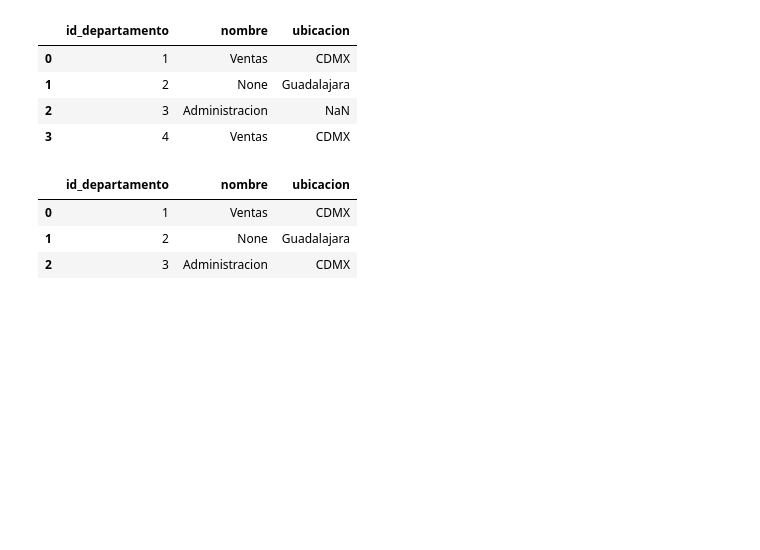
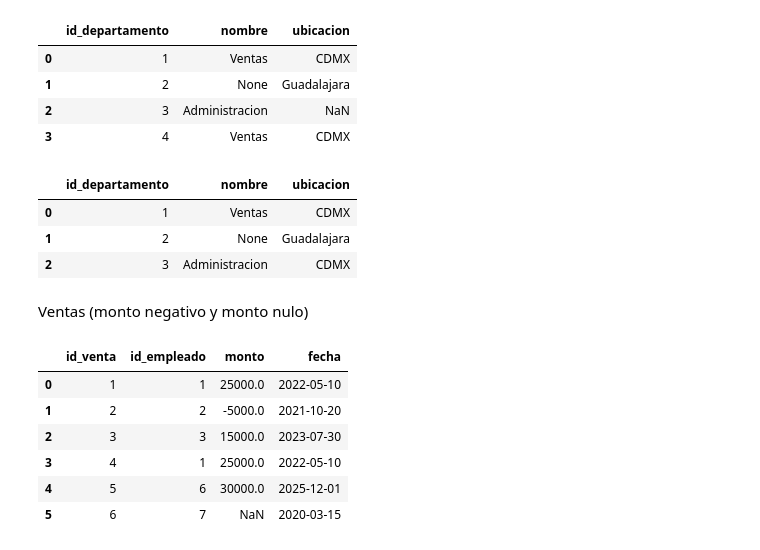
Before and after one commit to JonathanAlbertoBarrera/LimpiezaDatosPandas, a Jupyter notebook: 1-PracticaCalidadDatos/1_PracticaDatosNotebook.ipynb, the cells around one changed output. Cells and saved outputs as stored; diff of their text form; code cells hidden in the pictures; blank space fills up the shorter version.

Commit message:
[ADD] limpieza ventas

```diff
--- a/1-PracticaCalidadDatos/1_PracticaDatosNotebook.ipynb
+++ b/1-PracticaCalidadDatos/1_PracticaDatosNotebook.ipynb
@@ -369,3 +369,15 @@ departamentos
 | 0 | 1 | Ventas | CDMX |
 | 1 | 2 | None | Guadalajara |
 | 2 | 3 | Administracion | CDMX |
+# %% [markdown]
+Ventas (monto negativo y monto nulo)
+# %%
+ventas
+# %% [output]
+|  | id_venta | id_empleado | monto | fecha |
+| 0 | 1 | 1 | 25000.0 | 2022-05-10 |
+| 1 | 2 | 2 | -5000.0 | 2021-10-20 |
+| 2 | 3 | 3 | 15000.0 | 2023-07-30 |
+| 3 | 4 | 1 | 25000.0 | 2022-05-10 |
+| 4 | 5 | 6 | 30000.0 | 2025-12-01 |
+| 5 | 6 | 7 | NaN | 2020-03-15 |
```
Also changed, not shown: parts of 4 cells of this notebook.
